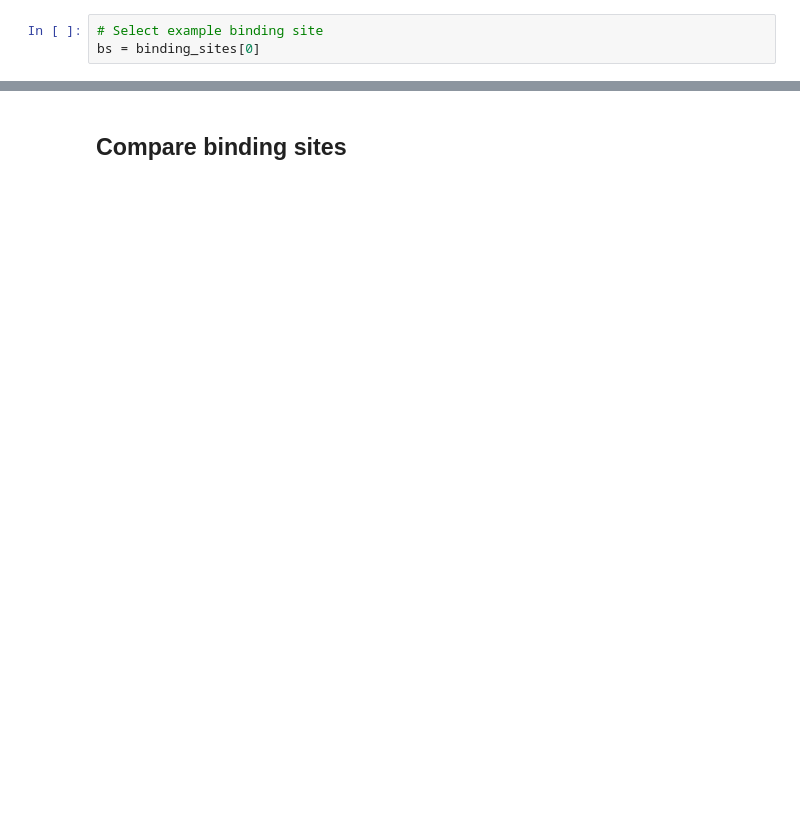
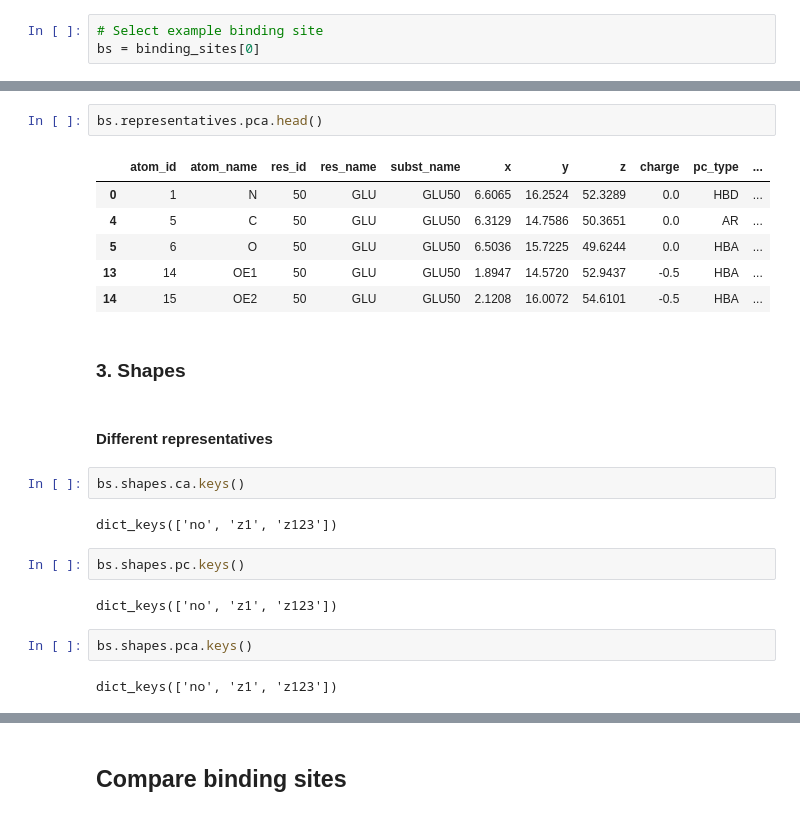
Before and after one commit to volkamerlab/ratar, a Jupyter notebook: docs/tutorials/ratar_tutorial.ipynb, the cells around one changed output, grey strips where cells are left out. Saved outputs shown, nothing was run; the diff lists cells and outputs as text; blank space fills up the shorter version.

```diff
--- a/docs/tutorials/ratar_tutorial.ipynb
+++ b/docs/tutorials/ratar_tutorial.ipynb
@@ -191,0 +99,25 @@ bs.shapes.shapes_dict['ca_z123']['6dim']['moments'].head()
+# %%
+bs.representatives.pca.head()
+# %% [output]
+|  | atom_id | atom_name | res_id | res_name | subst_name | x | y | z | charge | pc_type | ... |
+| 0 | 1 | N | 50 | GLU | GLU50 | 6.6065 | 16.2524 | 52.3289 | 0.0 | HBD | ... |
+| 4 | 5 | C | 50 | GLU | GLU50 | 6.3129 | 14.7586 | 50.3651 | 0.0 | AR | ... |
+| 5 | 6 | O | 50 | GLU | GLU50 | 6.5036 | 15.7225 | 49.6244 | 0.0 | HBA | ... |
+| 13 | 14 | OE1 | 50 | GLU | GLU50 | 1.8947 | 14.5720 | 52.9437 | -0.5 | HBA | ... |
+| 14 | 15 | OE2 | 50 | GLU | GLU50 | 2.1208 | 16.0072 | 54.6101 | -0.5 | HBA | ... |
+# %% [markdown]
+### 3. Shapes
+# %% [markdown]
+#### Different representatives
+# %%
+bs.shapes.ca.keys()
+# %% [output]
+dict_keys(['no', 'z1', 'z123'])
+# %%
+bs.shapes.pc.keys()
+# %% [output]
+dict_keys(['no', 'z1', 'z123'])
+# %%
+bs.shapes.pca.keys()
+# %% [output]
+dict_keys(['no', 'z1', 'z123'])
```
Also changed, not shown: parts of 101 cells of this notebook.
